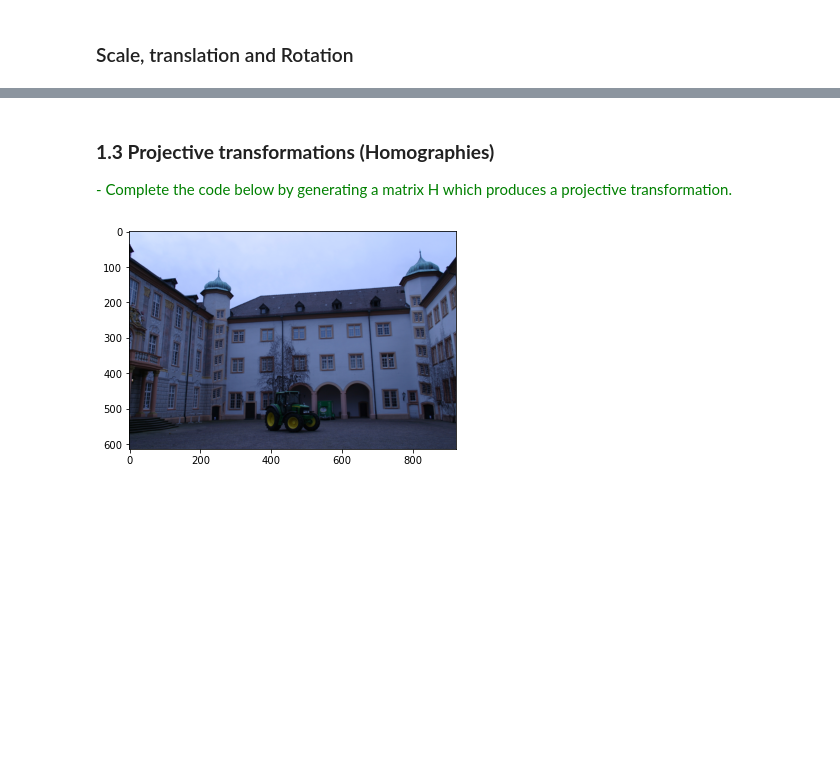
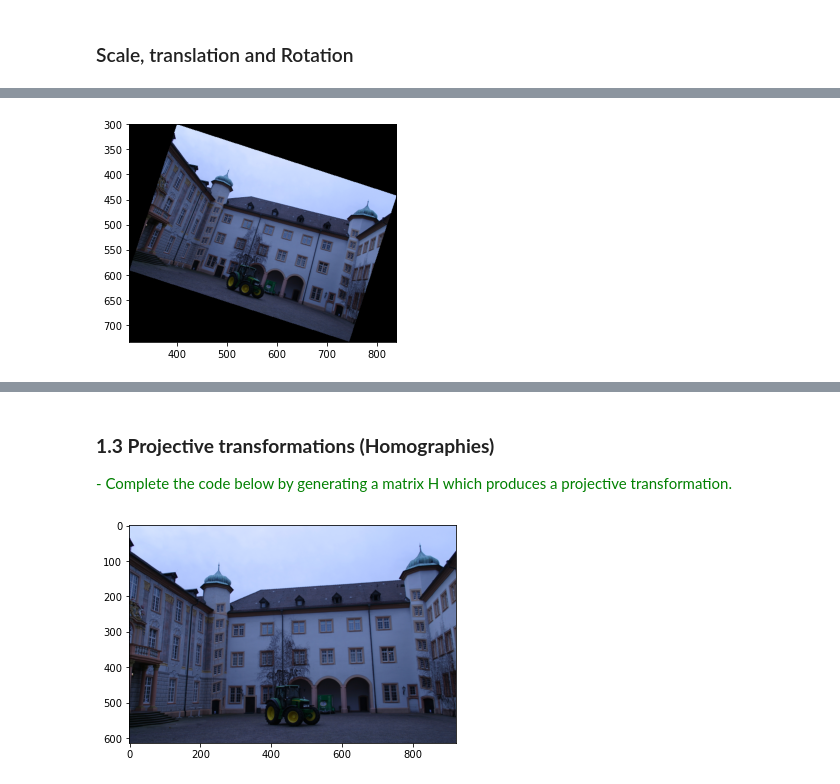
Before and after one commit to brugues/MCV-M4, a Jupyter notebook: lab1/lab1.ipynb, the cells around one changed output, grey strips where cells are left out. Saved outputs shown, nothing was run; the diff lists cells and outputs as text; code cells hidden in the pictures; blank space fills up the shorter version.

```diff
--- a/lab1/lab1.ipynb
+++ b/lab1/lab1.ipynb
@@ -217,0 +277,4 @@ plot_img(I_aff_2)
+# %%
+plot_img(I_scale_translation_rotation, axis=axis_scale_translation_rotation, save=True, title='1-1-similarity_all.png')
+# %% [output]
+[figure, added]
```
Also changed, not shown: parts of 66 cells of this notebook, 1 other file.
